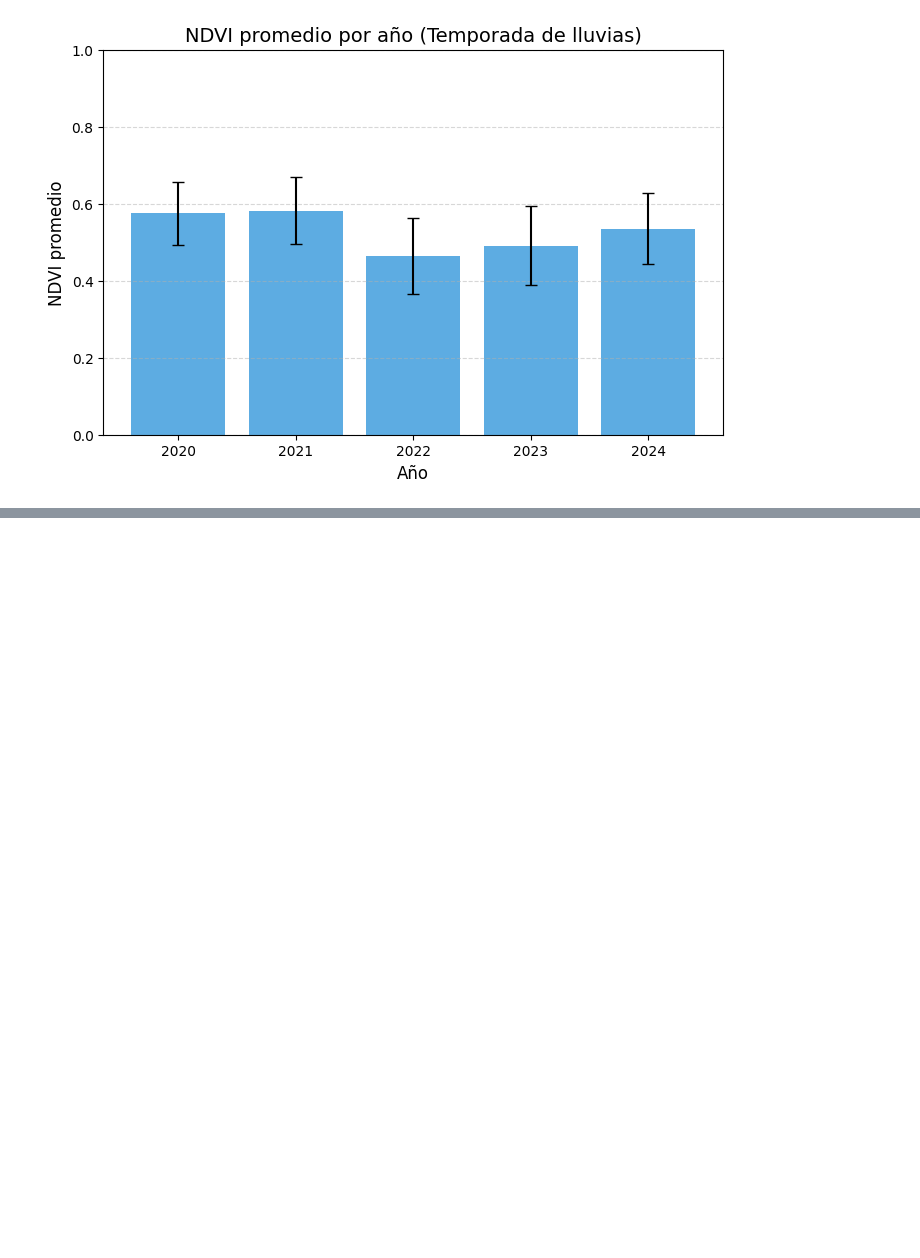
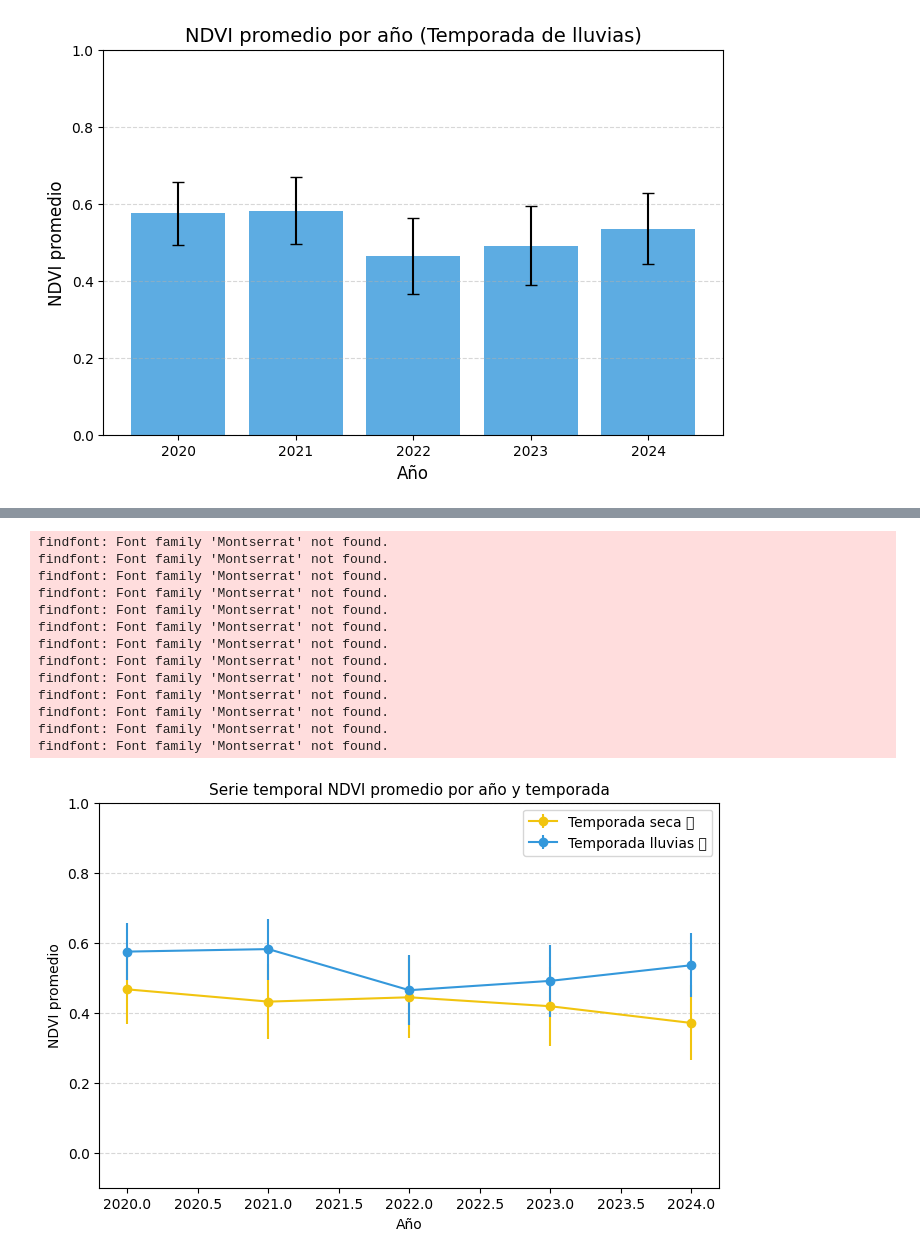
Before and after one commit to Zairpv/Deforestacion_P, a Jupyter notebook: Analisis de vegetación.ipynb, the cells around one changed output, grey strips where cells are left out. Cells and saved outputs as stored; diff of their text form; code cells hidden in the pictures; blank space fills up the shorter version.

Commit message:
Gráficas de cambio de NDVI para dictamen

```diff
--- a/Analisis de vegetación.ipynb
+++ b/Analisis de vegetación.ipynb
@@ -477,11 +497,23 @@ Map_NDVI_epocas.centerObject(aoi, zoom=12)
 
 # Parámetros de visualización para NDVI
 vis_ndvi = {
-    'min': 0,
+    'min': -0.1,
     'max': 1,
-    'palette': ['brown', 'yellow', 'green']  # Vegetación de baja a alta
+    'palette': [
+        '#b2182b',  # -0.1 (Rojo oscuro: agua/nubes)
+        '#d73027',  # 0.0 (Rojo)
+        '#f46d43',  # 0.1 (Naranja fuerte)
+        '#fdae61',  # 0.2 (Naranja claro)
+        '#fee08b',  # 0.3 (Amarillo)
+        '#f7fcb9',  # 0.4 (Amarillo verdoso)
+        '#d9f0a3',  # 0.5 (Verde muy claro)
+        '#addd8e',  # 0.6 (Verde claro)
+        '#78c679',  # 0.7 (Verde medio)
+        '#41ab5d',  # 0.8 (Verde intenso)
+        '#238443',  # 0.9 (Verde oscuro)
+        '#006837'   # 1.0 (Verde muy oscuro: vegetación densa)
+    ]
 }
-
 # Iterar sobre años y mostrar NDVI anuales y por temporada
 for año in años:
     # Filtrar colección para todo el año
@@ -652,0 +693,37 @@ plt.show()
+# %%
+# 🌱 Serie temporal NDVI anual
+# -------------------------------
+plt.figure(figsize=(8, 5))
+
+plt.errorbar(df_epocas[df_epocas['Época'] == 'Seca']['Año'],
+             df_epocas[df_epocas['Época'] == 'Seca']['NDVI_media'],
+             yerr=df_epocas[df_epocas['Época'] == 'Seca']['NDVI_stdDev'],
+             fmt='-o', color="#f1c40f", label="Temporada seca 🌞")
+
+plt.errorbar(df_epocas[df_epocas['Época'] == 'Lluvias']['Año'],
+             df_epocas[df_epocas['Época'] == 'Lluvias']['NDVI_media'],
+             yerr=df_epocas[df_epocas['Época'] == 'Lluvias']['NDVI_stdDev'],
+             fmt='-o', color="#3498db", label="Temporada lluvias 🌧️")
+
+plt.title("Serie temporal NDVI promedio por año y temporada", fontsize=11, fontname="Montserrat")
+plt.xlabel("Año", fontsize=10, fontname="Montserrat")
+plt.ylabel("NDVI promedio", fontsize=10, fontname="Montserrat")
+plt.ylim(-0.1, 1)
+plt.grid(axis='y', linestyle='--', alpha=0.5)
+plt.legend()
+plt.show()
+# %% [output]
+findfont: Font family 'Montserrat' not found.
+findfont: Font family 'Montserrat' not found.
+findfont: Font family 'Montserrat' not found.
+findfont: Font family 'Montserrat' not found.
+findfont: Font family 'Montserrat' not found.
+findfont: Font family 'Montserrat' not found.
+findfont: Font family 'Montserrat' not found.
+findfont: Font family 'Montserrat' not found.
+findfont: Font family 'Montserrat' not found.
+findfont: Font family 'Montserrat' not found.
+findfont: Font family 'Montserrat' not found.
+findfont: Font family 'Montserrat' not found.
+findfont: Font family 'Montserrat' not found.
+[figure, added]
```
Also changed, not shown: parts of 4 cells of this notebook.
